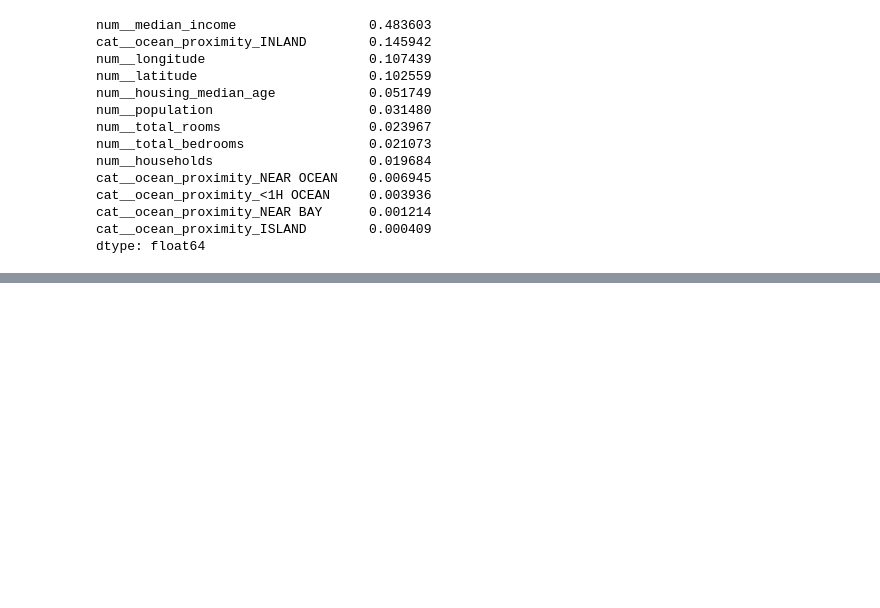
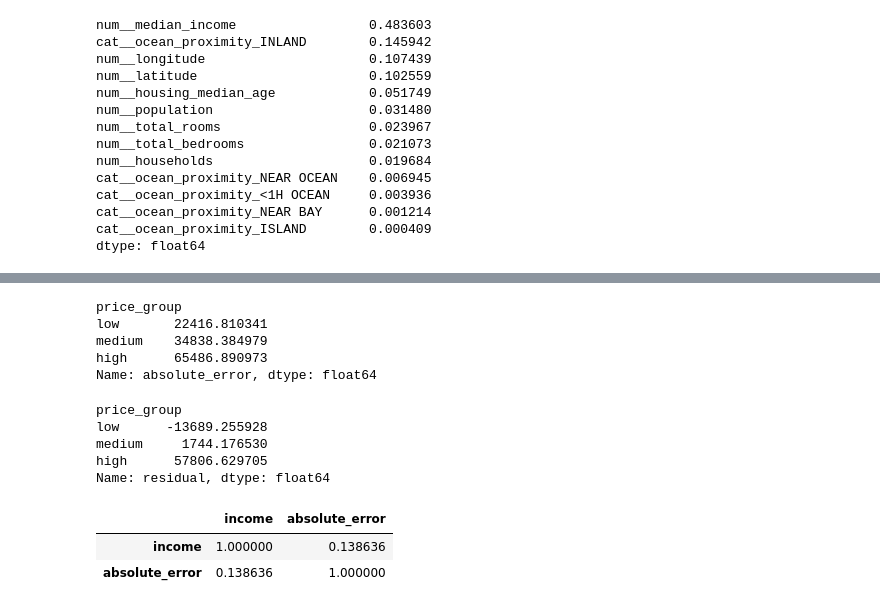
Before and after one commit to Mahnoor-Asad-Khan/day06-08--machine-learning-workflow, a Jupyter notebook: pandas_foundations.ipynb, the cells around one changed output, grey strips where cells are left out. Saved outputs shown, nothing was run; the diff lists cells and outputs as text; code cells hidden in the pictures; blank space fills up the shorter version.

```diff
--- a/pandas_foundations.ipynb
+++ b/pandas_foundations.ipynb
@@ -1226,0 +1295,45 @@ dtype: float64
+# %%
+#calculating MAE by group
+group_mae = (
+    error_analysis
+    .groupby("price_group", observed=True)["absolute_error"]
+    .mean()
+)
+
+print(group_mae)
+# %% [output]
+price_group
+low       22416.810341
+medium    34838.384979
+high      65486.890973
+Name: absolute_error, dtype: float64
+# %%
+#calculating mean residual for each group to see if model underpredicts or overpredicts for that group
+group_bias = (
+    error_analysis
+    .groupby("price_group", observed=True)["residual"]
+    .mean()
+)
+
+print(group_bias)
+# %% [output]
+price_group
+low      -13689.255928
+medium     1744.176530
+high      57806.629705
+Name: residual, dtype: float64
+# %%
+#does prediction error change with income?
+income_error = pd.DataFrame({
+    "income": X_test["median_income"].to_numpy(),
+    "absolute_error": np.abs(
+        y_test.to_numpy() - rf_predictions
+    )
+})
+# %%
+#correlation between income and absolute error
+income_error.corr()
+# %% [output]
+|  | income | absolute_error |
+| income | 1.000000 | 0.138636 |
+| absolute_error | 0.138636 | 1.000000 |
```
Also changed, not shown: parts of 8 cells of this notebook.
